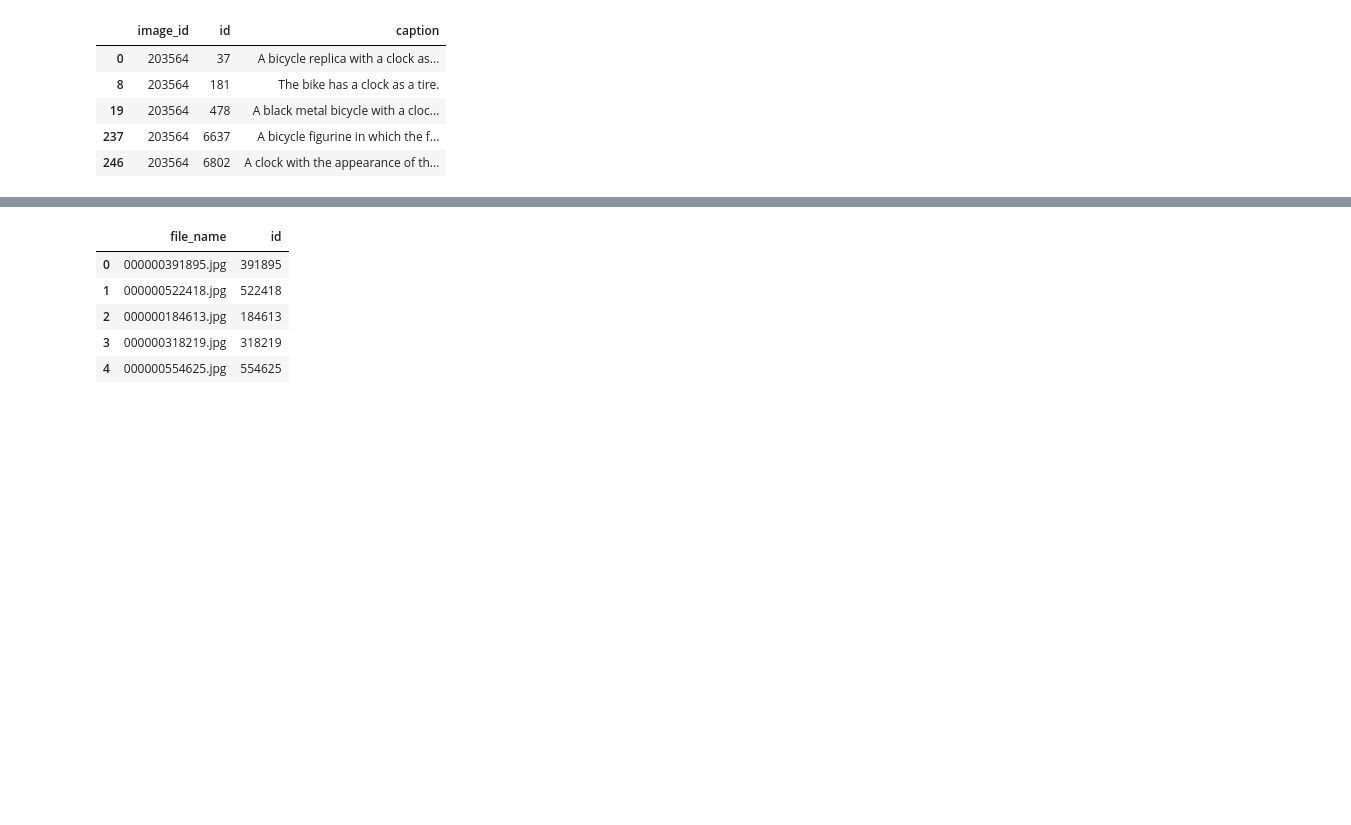
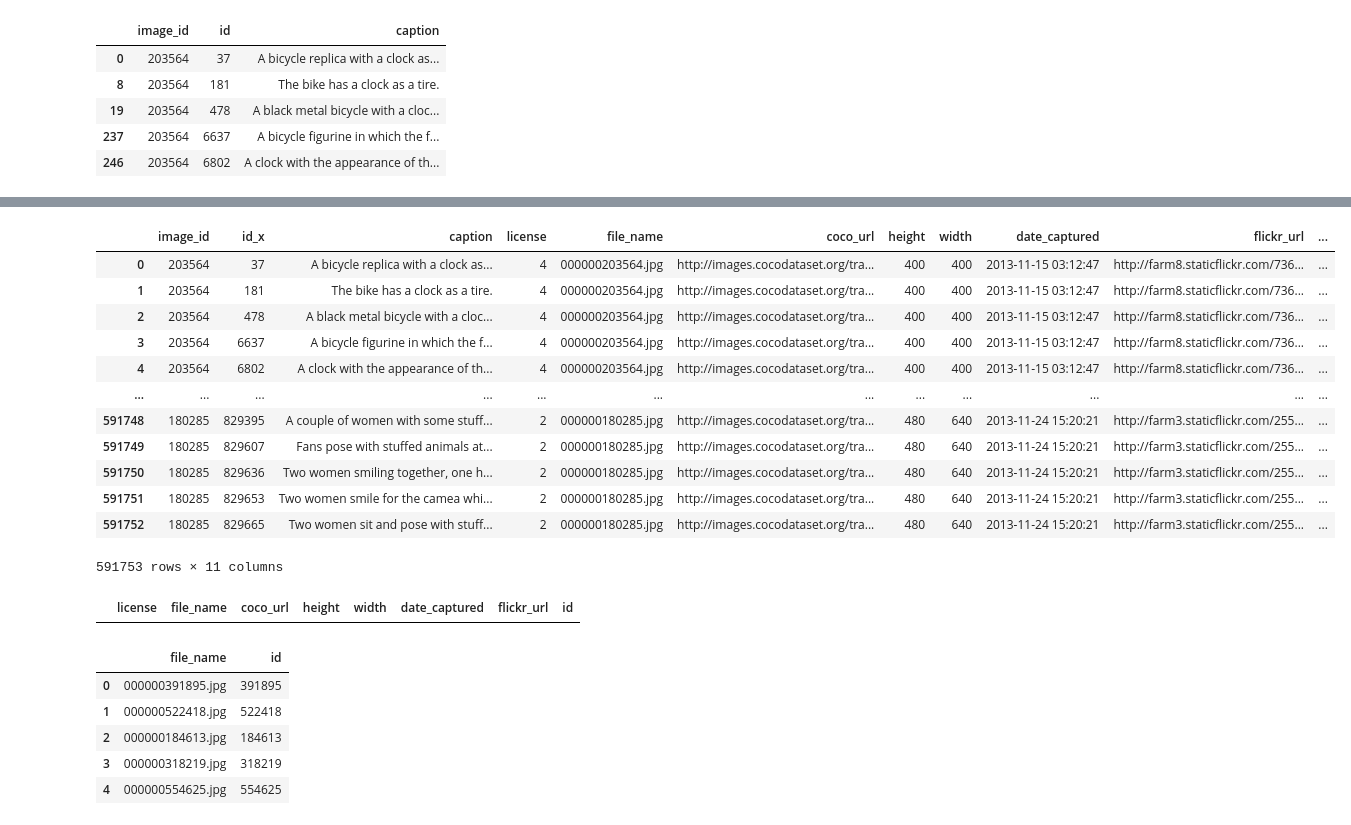
Before and after one commit to shreyshrey/ML, a Jupyter notebook: OCOMP5203M_A1.ipynb, the cells around one changed output, grey strips where cells are left out. Drawn from its saved outputs; the diff is of its cells as text; code cells hidden in the pictures; blank space fills up the shorter version.

```diff
--- a/OCOMP5203M_A1.ipynb
+++ b/OCOMP5203M_A1.ipynb
@@ -232,0 +228,2 @@ image_df.head()
+# %%
+df3 = pd.merge(ann_df, image_df, how='inner', left_on='image_id', right_on='id')
@@ -233,3 +239,23 @@ image_df.head()
+# %%
+df3
+# %% [output]
+|  | image_id | id_x | caption | license | file_name | coco_url | height | width | date_captured | flickr_url | ... |
+| 0 | 203564 | 37 | A bicycle replica with a clock as... | 4 | 000000203564.jpg | http://images.cocodataset.org/tra... | 400 | 400 | 2013-11-15 03:12:47 | http://farm8.staticflickr.com/736... | ... |
+| 1 | 203564 | 181 | The bike has a clock as a tire. | 4 | 000000203564.jpg | http://images.cocodataset.org/tra... | 400 | 400 | 2013-11-15 03:12:47 | http://farm8.staticflickr.com/736... | ... |
+| 2 | 203564 | 478 | A black metal bicycle with a cloc... | 4 | 000000203564.jpg | http://images.cocodataset.org/tra... | 400 | 400 | 2013-11-15 03:12:47 | http://farm8.staticflickr.com/736... | ... |
+| 3 | 203564 | 6637 | A bicycle figurine in which the f... | 4 | 000000203564.jpg | http://images.cocodataset.org/tra... | 400 | 400 | 2013-11-15 03:12:47 | http://farm8.staticflickr.com/736... | ... |
+| 4 | 203564 | 6802 | A clock with the appearance of th... | 4 | 000000203564.jpg | http://images.cocodataset.org/tra... | 400 | 400 | 2013-11-15 03:12:47 | http://farm8.staticflickr.com/736... | ... |
+| ... | ... | ... | ... | ... | ... | ... | ... | ... | ... | ... | ... |
+| 591748 | 180285 | 829395 | A couple of women with some stuff... | 2 | 000000180285.jpg | http://images.cocodataset.org/tra... | 480 | 640 | 2013-11-24 15:20:21 | http://farm3.staticflickr.com/255... | ... |
+| 591749 | 180285 | 829607 | Fans pose with stuffed animals at... | 2 | 000000180285.jpg | http://images.cocodataset.org/tra... | 480 | 640 | 2013-11-24 15:20:21 | http://farm3.staticflickr.com/255... | ... |
+| 591750 | 180285 | 829636 | Two women smiling together, one h... | 2 | 000000180285.jpg | http://images.cocodataset.org/tra... | 480 | 640 | 2013-11-24 15:20:21 | http://farm3.staticflickr.com/255... | ... |
+| 591751 | 180285 | 829653 | Two women smile for the camea whi... | 2 | 000000180285.jpg | http://images.cocodataset.org/tra... | 480 | 640 | 2013-11-24 15:20:21 | http://farm3.staticflickr.com/255... | ... |
+| 591752 | 180285 | 829665 | Two women sit and pose with stuff... | 2 | 000000180285.jpg | http://images.cocodataset.org/tra... | 480 | 640 | 2013-11-24 15:20:21 | http://farm3.staticflickr.com/255... | ... |
+591753 rows × 11 columns
+# %%
+image_df[image_df['id']== 203564]
+# %% [output]
+|  | license | file_name | coco_url | height | width | date_captured | flickr_url | id |
 # %%
 image_df
 # image_df.rename(columns = {'id':'image_id'}, inplace = True)
```
Also changed, not shown: parts of 2 cells of this notebook.
